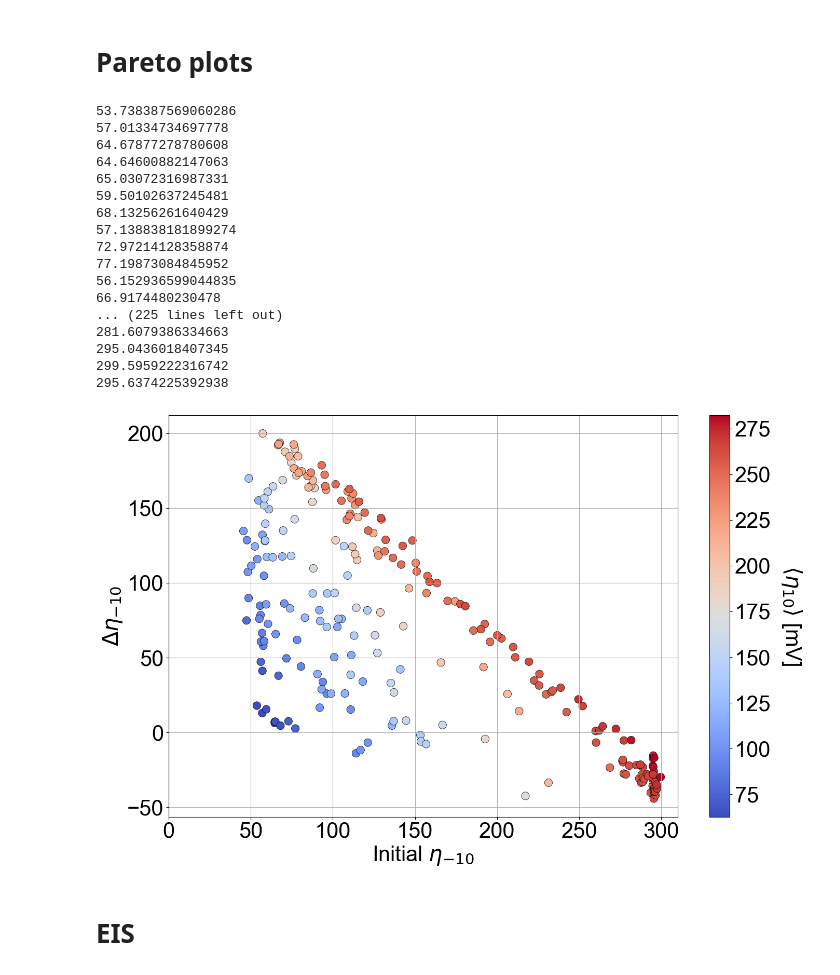
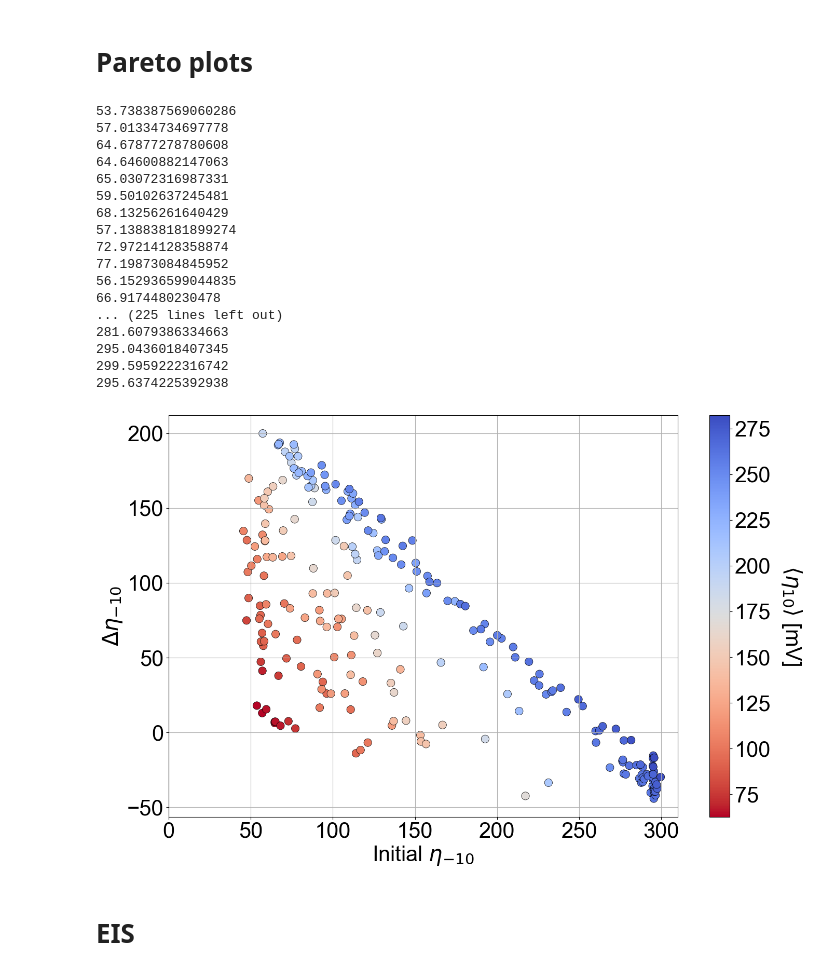
Before and after one commit to Pele905/Ni_Mo_CatBot-optimization-public, a Jupyter notebook: detailed_data_analysis.ipynb, the cells around one changed output. Drawn from its saved outputs; the diff is of its cells as text; code cells hidden in the pictures.

Commit message:
Fixed a few graphs

```diff
--- a/detailed_data_analysis.ipynb
+++ b/detailed_data_analysis.ipynb
@@ -221,7 +221,7 @@ for target in ["Overpotentials at 10 mA/cm2"]:
         x_coords,
         y_coords,
         c=c_values,      # Pass the array of values to map to colors
-        cmap='coolwarm',  # Chooses the color palette
+        cmap='coolwarm_r',  # Chooses the color palette
         s=120,
         edgecolors='black', # Optional: makes points pop against the background
         linewidth=0.5
@@ -232,34 +232,34 @@ for target in ["Overpotentials at 10 mA/cm2"]:
     cbar.set_label(r'$\langle \eta_{10} \rangle$ [mV]', rotation=270, labelpad=45, fontsize=30)
     cbar.ax.tick_params(labelsize=30)
     plt.ylabel(r"$\Delta \eta_{-10}$", fontsize=30)
     plt.xlabel(r"Initial $\eta_{-10}$", fontsize=30)
 
     plt.xticks(fontsize=30)
     plt.yticks(fontsize=30)
     plt.grid(True)
     plt.xlim(0, 310)
     plt.tight_layout()
     plt.savefig(os.path.join(savepath, "Paretofront.png"))
     plt.show()
 # %% [output]
 53.738387569060286
 57.01334734697778
 64.67877278780608
 64.64600882147063
 65.03072316987331
 59.50102637245481
 68.13256261640429
 57.138838181899274
 72.97214128358874
 77.19873084845952
 56.152936599044835
 66.9174480230478
 ... (225 lines left out)
 281.6079386334663
 295.0436018407345
 299.5959222316742
 295.6374225392938
-[figure, old version]
+[figure, new version]
 # %% [markdown]
 # EIS
 # %%
```
Also changed, not shown: parts of 2 cells of this notebook, 7 other files.
